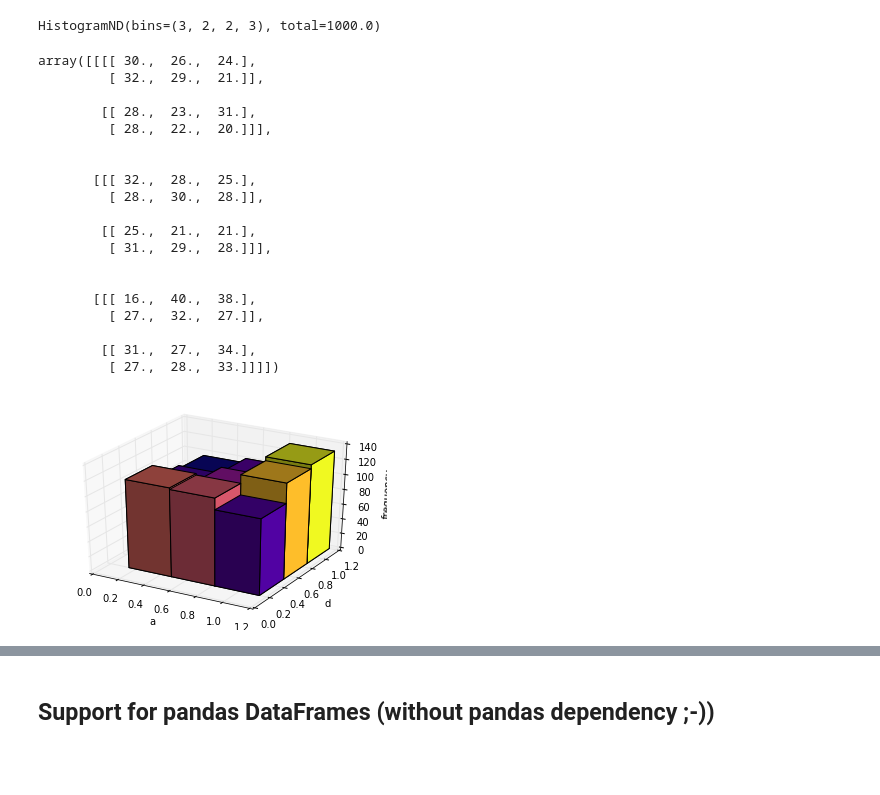
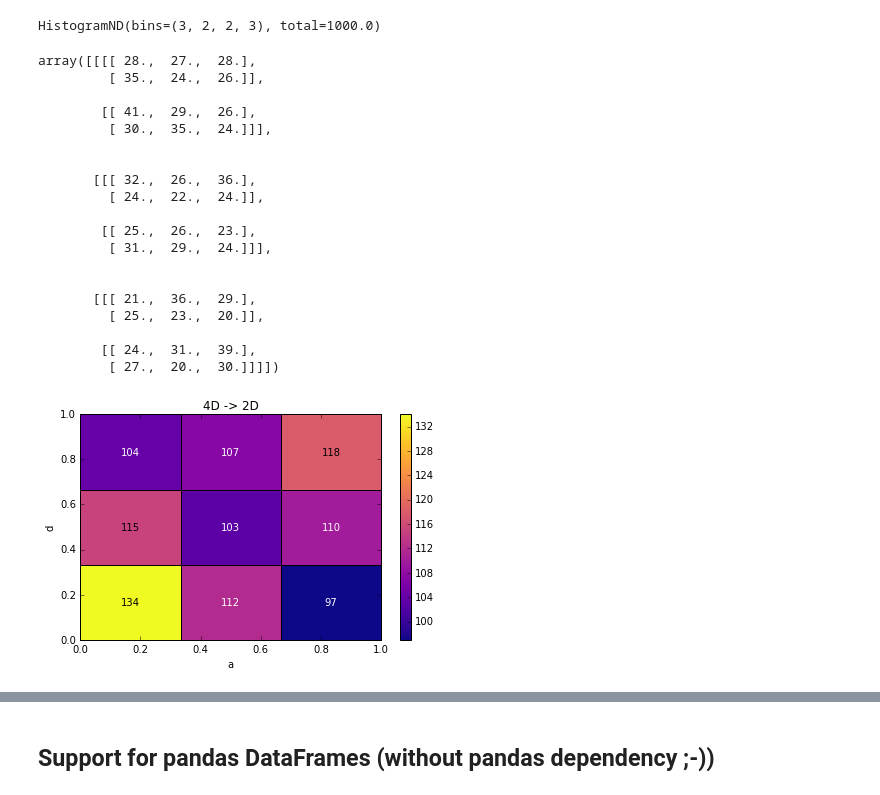
Before and after one commit to janpipek/physt, a Jupyter notebook: doc/2D Histograms.ipynb, the cells around one changed output, grey strips where cells are left out. Saved outputs shown, nothing was run; the diff lists cells and outputs as text; code cells hidden in the pictures; blank space fills up the shorter version.

```diff
--- a/doc/2D Histograms.ipynb
+++ b/doc/2D Histograms.ipynb
@@ -97,33 +102,34 @@ Histogram1D(bins=4, total=1000.0)
 # %%
+# Create a 4D histogram
 data = [np.random.rand(1000)[:, np.newaxis] for i in range(4)]
 data = np.concatenate(data, axis=1)
-h5 = histogramdd(data, [3, 2, 2, 3], axis_names="abcd")
-h5
+h4 = histogramdd(data, [3, 2, 2, 3], axis_names="abcd")
+h4
 # %% [output]
 HistogramND(bins=(3, 2, 2, 3), total=1000.0)
 # %%
-h5.frequencies
+h4.frequencies
 # %% [output]
-array([[[[ 30.,  26.,  24.],
-         [ 32.,  29.,  21.]],
+array([[[[ 28.,  27.,  28.],
+         [ 35.,  24.,  26.]],
 
-        [[ 28.,  23.,  31.],
-         [ 28.,  22.,  20.]]],
+        [[ 41.,  29.,  26.],
+         [ 30.,  35.,  24.]]],
 
 
-       [[[ 32.,  28.,  25.],
-         [ 28.,  30.,  28.]],
+       [[[ 32.,  26.,  36.],
+         [ 24.,  22.,  24.]],
 
-        [[ 25.,  21.,  21.],
-         [ 31.,  29.,  28.]]],
+        [[ 25.,  26.,  23.],
+         [ 31.,  29.,  24.]]],
 
 
-       [[[ 16.,  40.,  38.],
-         [ 27.,  32.,  27.]],
+       [[[ 21.,  36.,  29.],
+         [ 25.,  23.,  20.]],
 
-        [[ 31.,  27.,  34.],
-         [ 27.,  28.,  33.]]]])
+        [[ 24.,  31.,  39.],
+         [ 27.,  20.,  30.]]]])
 # %%
-h5.projection("a", "d").plot();
+h4.projection("a", "d", name="4D -> 2D").plot(show_values=True);
 # %% [output]
-[figure, old version]
+[figure, new version]
```
Also changed, not shown: parts of 26 cells of this notebook, 3 other files.
